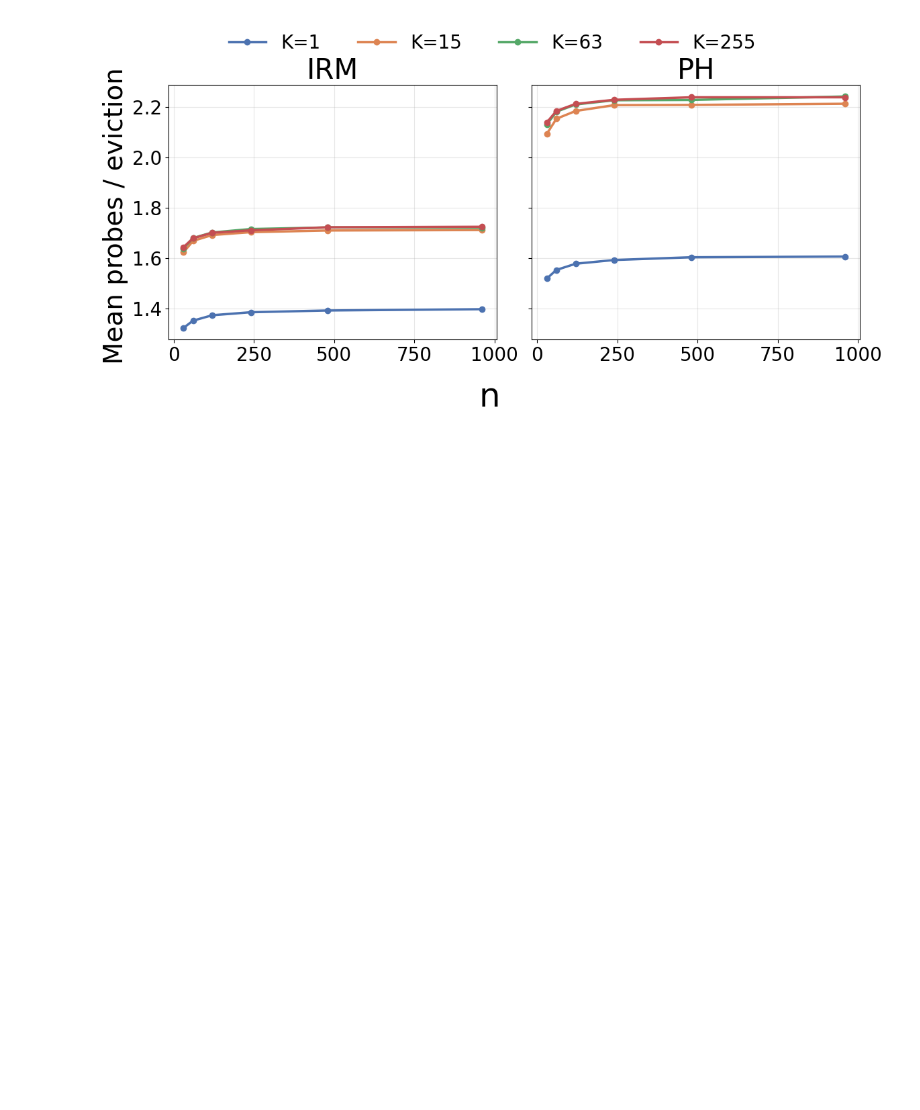
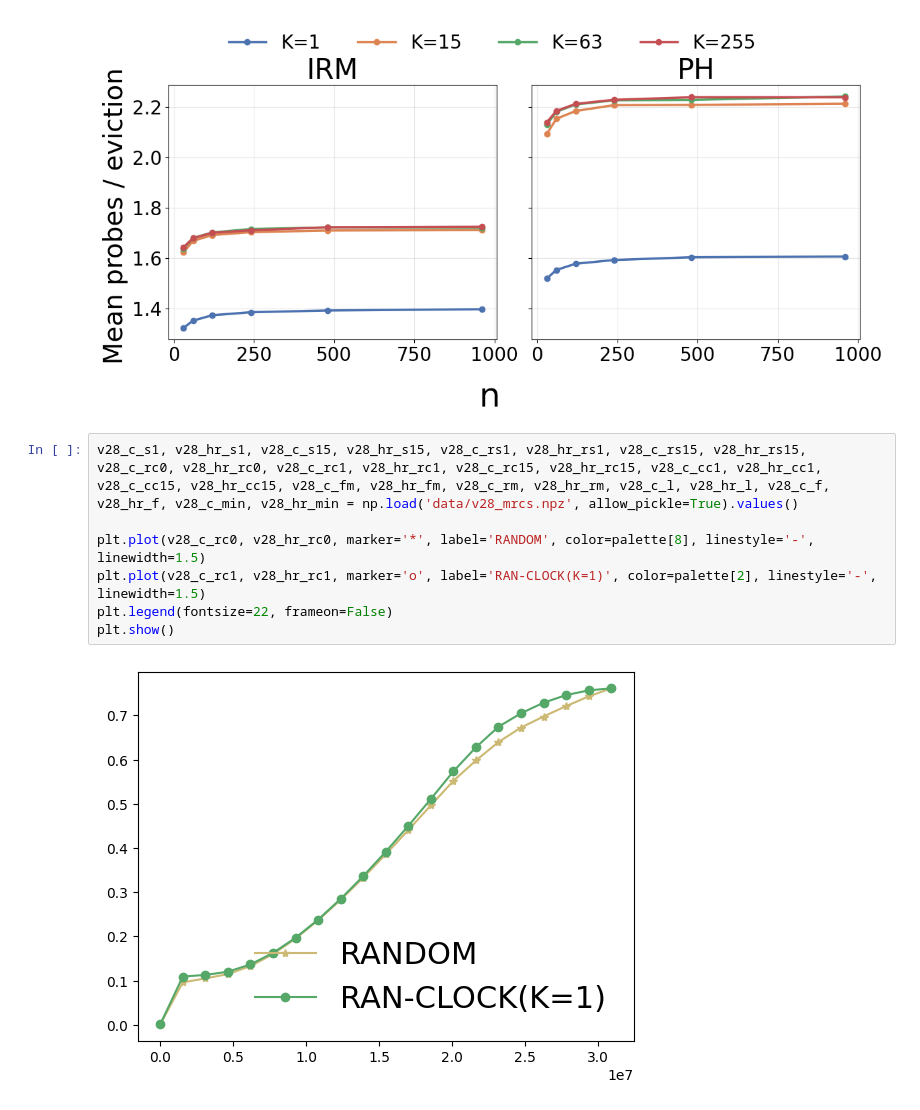
Before and after one commit to Effygal/cache-modeling, a Jupyter notebook: ran-clock-sieve.ipynb, the cells around one changed output. Drawn from its saved outputs; the diff is of its cells as text; blank space fills up the shorter version.

```diff
--- a/ran-clock-sieve.ipynb
+++ b/ran-clock-sieve.ipynb
@@ -1740,3 +1740,12 @@ plt.tight_layout(rect=(0, 0, 1, 0.92))
 plt.show()
 # %% [output]
 [figure]
+# %%
+v28_c_s1, v28_hr_s1, v28_c_s15, v28_hr_s15, v28_c_rs1, v28_hr_rs1, v28_c_rs15, v28_hr_rs15, v28_c_rc0, v28_hr_rc0, v28_c_rc1, v28_hr_rc1, v28_c_rc15, v28_hr_rc15, v28_c_cc1, v28_hr_cc1, v28_c_cc15, v28_hr_cc15, v28_c_fm, v28_hr_fm, v28_c_rm, v28_hr_rm, v28_c_l, v28_hr_l, v28_c_f, v28_hr_f, v28_c_min, v28_hr_min = np.load('data/v28_mrcs.npz', allow_pickle=True).values()
+
+plt.plot(v28_c_rc0, v28_hr_rc0, marker='*', label='RANDOM', color=palette[8], linestyle='-', linewidth=1.5)
+plt.plot(v28_c_rc1, v28_hr_rc1, marker='o', label='RAN-CLOCK(K=1)', color=palette[2], linestyle='-', linewidth=1.5)
+plt.legend(fontsize=22, frameon=False)
+plt.show()
+# %% [output]
+[figure, added]
```
Also changed, not shown: parts of 2 cells of this notebook.
